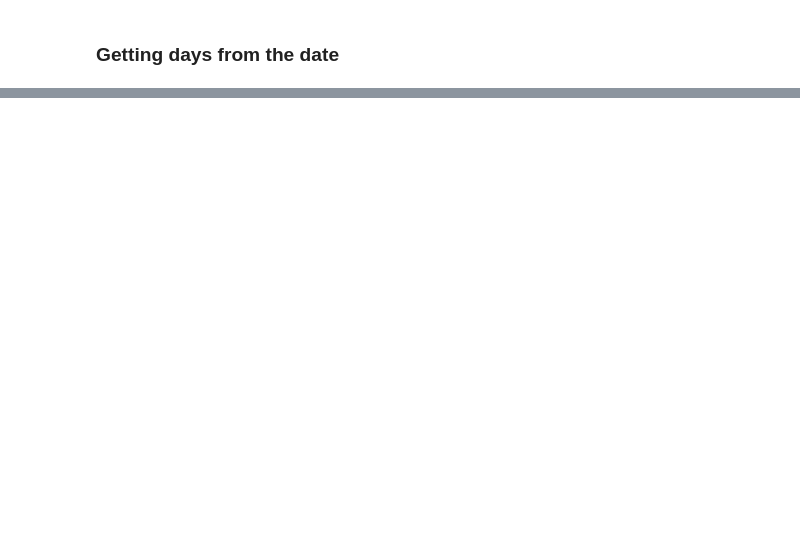
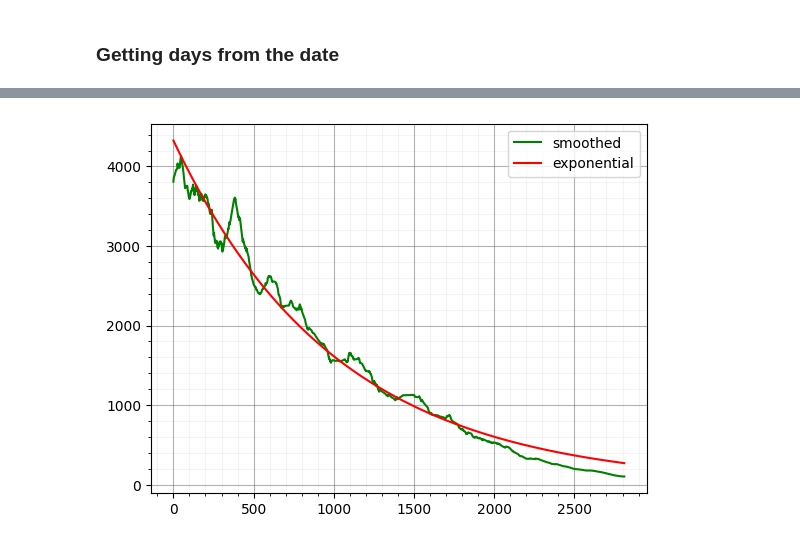
Before and after one commit to harycp/dca-learn-volve, a Jupyter notebook: dca-func-approach.ipynb, the cells around one changed output, grey strips where cells are left out. Drawn from its saved outputs; the diff is of its cells as text; code cells hidden in the pictures; blank space fills up the shorter version.

```diff
--- a/dca-func-approach.ipynb
+++ b/dca-func-approach.ipynb
@@ -131,0 +140,14 @@ Q = df_final["production_smoothed"]
+# %%
+def exponential_fitting(T, Q):
+    T_normalized = T / max(T)
+    Q_normalized = Q / max(Q)
+
+    params , _ = curve_fit(exponential, T_normalized, Q_normalized)
+    qi , di = params
+
+    qi = qi * max(Q)
+    di = di / max(T)
+
+    return {"qi" : qi, "di" : di, "b" : 0}
+# %%
+params = exponential_fitting(T, Q)
@@ -131,0 +158,16 @@ Q = df_final["production_smoothed"]
+# %%
+Q_exp  = exponential(T, params["qi"], params["di"])
+# %%
+plt.plot(T, Q, label="smoothed", color="green")
+plt.plot(T, Q_exp, label="exponential", color="red")
+
+plt.legend()
+
+plt.grid(which="major", color="#666666", linestyle="-", alpha=.5)
+plt.grid(which="minor", color="#9999", linestyle="-", alpha=.1)
+
+plt.minorticks_on()
+
+plt.show()
+# %% [output]
+[figure, added]
```
Also changed, not shown: parts of 7 cells of this notebook.
